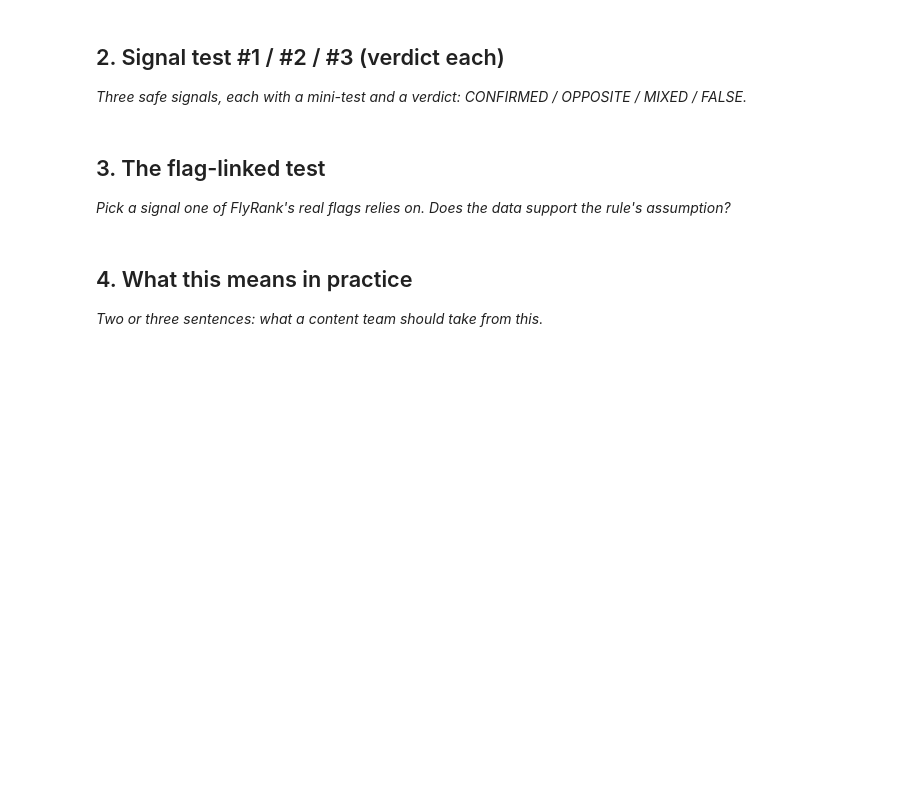
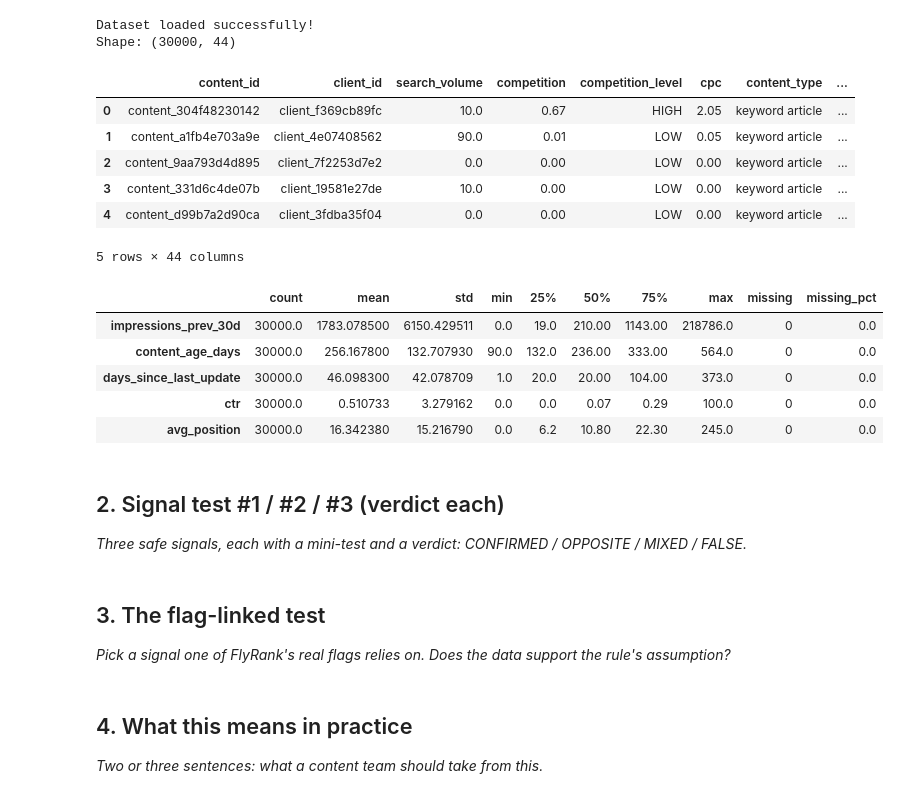
Before and after one commit to Fatima8211/ML_Internship, a Jupyter notebook: work/notebooks/w04_signal_audit.ipynb, the cells around one changed output. Cells and saved outputs as stored; diff of their text form; code cells hidden in the pictures; blank space fills up the shorter version.

```diff
--- a/work/notebooks/w04_signal_audit.ipynb
+++ b/work/notebooks/w04_signal_audit.ipynb
@@ -16,3 +63,60 @@ This skeleton is yours to fill. Work the sections **in order** — each one has
+# %%
+import pandas as pd
+import numpy as np
+
+csv_path = "/content/ML_Internship/data/raw/content_refresh_anonymized.csv"
+
+df = pd.read_csv(csv_path)
+
+print("Dataset loaded successfully!")
+print("Shape:", df.shape)
+
+display(df.head())
+
+distribution_cols = [
+    "impressions_prev_30d",
+    "content_age_days",
+    "days_since_last_update",
+    "ctr",
+    "avg_position"
+]
+
+missing_cols = [
+    col for col in distribution_cols
+    if col not in df.columns
+]
+
+if missing_cols:
+    raise KeyError(f"Missing columns: {missing_cols}")
+
+distribution_summary = (
+    df[distribution_cols]
+    .describe()
+    .T
+)
+
+distribution_summary["missing"] = df[distribution_cols].isna().sum()
+distribution_summary["missing_pct"] = (
+    distribution_summary["missing"] / len(df) * 100
+).round(2)
+
+display(distribution_summary)
+# %% [output]
+Dataset loaded successfully!
+Shape: (30000, 44)
+|  | content_id | client_id | search_volume | competition | competition_level | cpc | content_type | ... |
+| 0 | content_304f48230142 | client_f369cb89fc | 10.0 | 0.67 | HIGH | 2.05 | keyword article | ... |
+| 1 | content_a1fb4e703a9e | client_4e07408562 | 90.0 | 0.01 | LOW | 0.05 | keyword article | ... |
+| 2 | content_9aa793d4d895 | client_7f2253d7e2 | 0.0 | 0.00 | LOW | 0.00 | keyword article | ... |
+| 3 | content_331d6c4de07b | client_19581e27de | 10.0 | 0.00 | LOW | 0.00 | keyword article | ... |
+| 4 | content_d99b7a2d90ca | client_3fdba35f04 | 0.0 | 0.00 | LOW | 0.00 | keyword article | ... |
+5 rows × 44 columns
+|  | count | mean | std | min | 25% | 50% | 75% | max | missing | missing_pct |
+| impressions_prev_30d | 30000.0 | 1783.078500 | 6150.429511 | 0.0 | 19.0 | 210.00 | 1143.00 | 218786.0 | 0 | 0.0 |
+| content_age_days | 30000.0 | 256.167800 | 132.707930 | 90.0 | 132.0 | 236.00 | 333.00 | 564.0 | 0 | 0.0 |
+| days_since_last_update | 30000.0 | 46.098300 | 42.078709 | 1.0 | 20.0 | 20.00 | 104.00 | 373.0 | 0 | 0.0 |
+| ctr | 30000.0 | 0.510733 | 3.279162 | 0.0 | 0.0 | 0.07 | 0.29 | 100.0 | 0 | 0.0 |
+| avg_position | 30000.0 | 16.342380 | 15.216790 | 0.0 | 6.2 | 10.80 | 22.30 | 245.0 | 0 | 0.0 |
 # %% [markdown]
 ## 2. Signal test #1 / #2 / #3 (verdict each)
 
```
Also changed, not shown: parts of 6 cells of this notebook.
